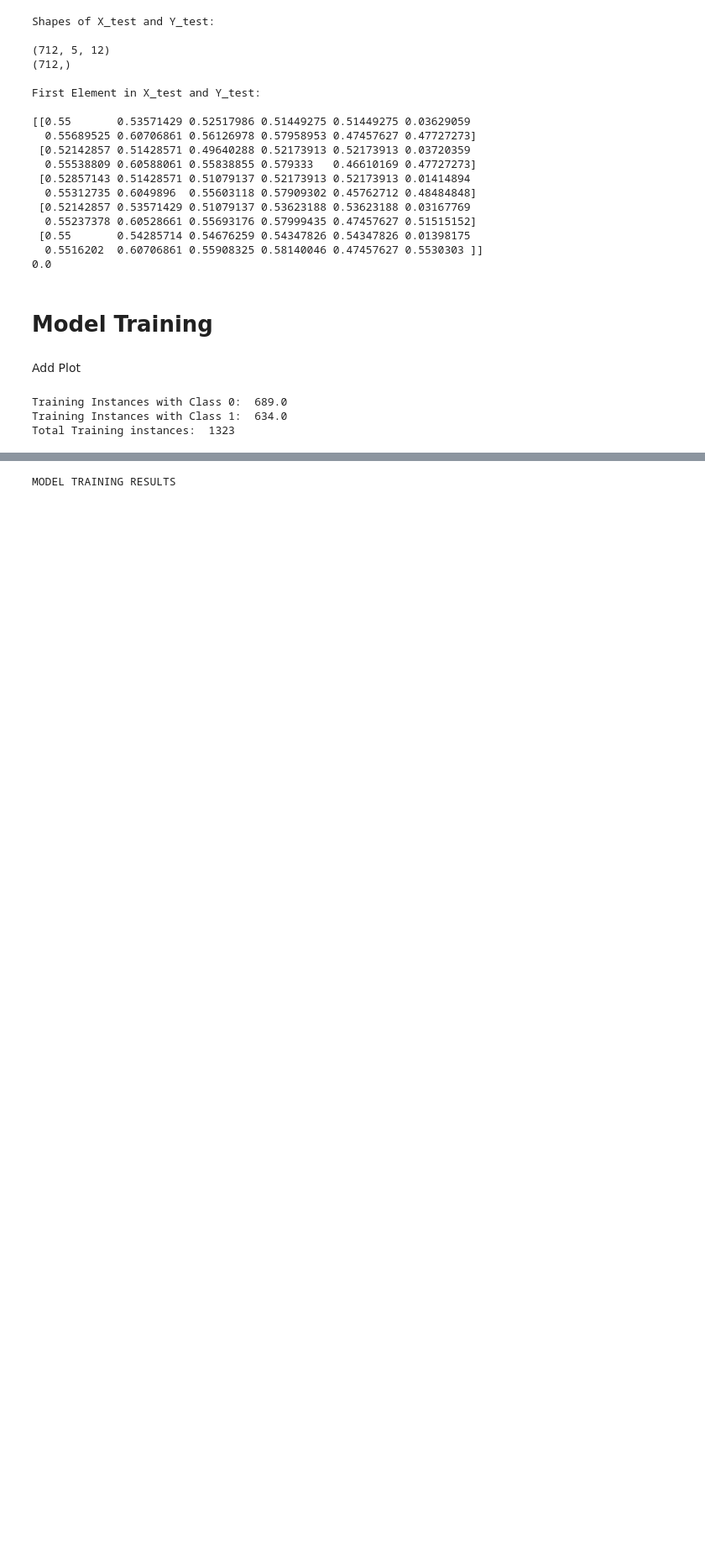
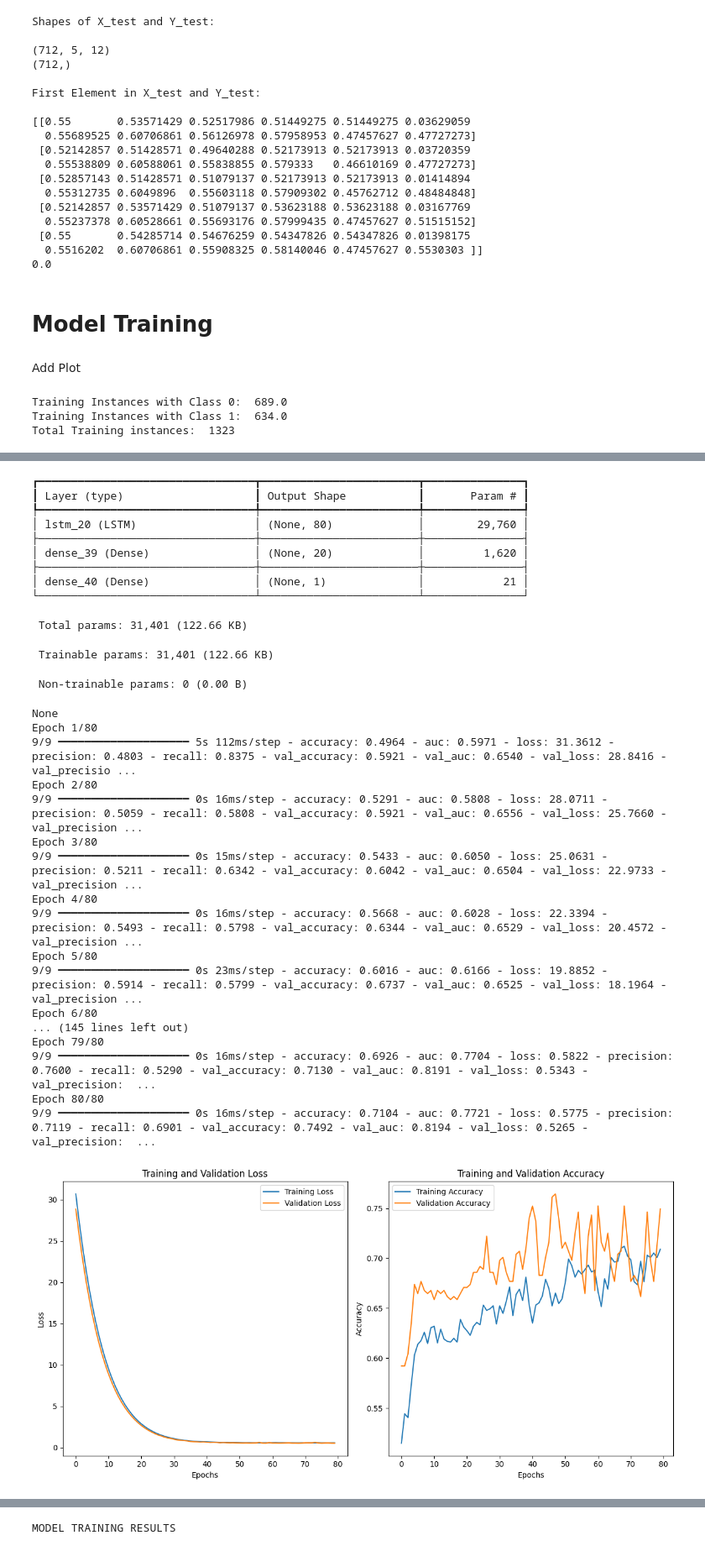
Before and after one commit to Edward-Ang/AI-Stock-Predict, a Jupyter notebook: 0162 (0.72-0.71) val(0.81).ipynb, the cells around one changed output, grey strips where cells are left out. Shown at 84% size. Cells and saved outputs as stored; diff of their text form; code cells hidden in the pictures; blank space fills up the shorter version.

```diff
--- a/0162 (0.72-0.71) val(0.81).ipynb
+++ b/0162 (0.72-0.71) val(0.81).ipynb
@@ -601,0 +602,29 @@ plot_learning_curves(history)
+# %%
+from keras.regularizers import l2
+
+def build_adjusted_model():
+    model = Sequential()
+    model.add(LSTM(units=80, activation='relu', input_shape=(X_train.shape[1], X_train.shape[2]), dropout=0.1))
+    model.add(Dense(units=20, activation='relu', kernel_regularizer=l2(1)))  # Adjusted L2 regularization strength
+    model.add(Dense(units=1, activation='sigmoid'))
+
+    # Compile the model with a reduced learning rate
+    optimizer = Adam(learning_rate=0.001)  # Adjusted learning rate
+    model.compile(optimizer=optimizer, loss='binary_crossentropy', metrics=['accuracy'])
+
+    print(model.summary())
+    return model
+
+
+# Model Compile (use the same compile function)
+
+# Model Training (use the same train_model function)
+
+# Train the adjusted model
+adjusted_model = build_adjusted_model()
+adjusted_model = compile_model(adjusted_model)
+adjusted_model, adjusted_history = train_model(adjusted_model, X_train, y_train, X_val, y_val)
+
+# Display the learning curves plot for the adjusted model
+plot_learning_curves(adjusted_history)
+# %% [output]
@@ -601,0 +632,30 @@ plot_learning_curves(history)
+┏━━━━━━━━━━━━━━━━━━━━━━━━━━━━━━━━━┳━━━━━━━━━━━━━━━━━━━━━━━━┳━━━━━━━━━━━━━━━┓
+┃ Layer (type)                    ┃ Output Shape           ┃       Param # ┃
+┡━━━━━━━━━━━━━━━━━━━━━━━━━━━━━━━━━╇━━━━━━━━━━━━━━━━━━━━━━━━╇━━━━━━━━━━━━━━━┩
+│ lstm_20 (LSTM)                  │ (None, 80)             │        29,760 │
+├─────────────────────────────────┼────────────────────────┼───────────────┤
+│ dense_39 (Dense)                │ (None, 20)             │         1,620 │
+├─────────────────────────────────┼────────────────────────┼───────────────┤
+│ dense_40 (Dense)                │ (None, 1)              │            21 │
+└─────────────────────────────────┴────────────────────────┴───────────────┘
+ Total params: 31,401 (122.66 KB)
+ Trainable params: 31,401 (122.66 KB)
+ Non-trainable params: 0 (0.00 B)
+None
+Epoch 1/80
+9/9 ━━━━━━━━━━━━━━━━━━━━ 5s 112ms/step - accuracy: 0.4964 - auc: 0.5971 - loss: 31.3612 - precision: 0.4803 - recall: 0.8375 - val_accuracy: 0.5921 - val_auc: 0.6540 - val_loss: 28.8416 - val_precisio ...
+Epoch 2/80
+9/9 ━━━━━━━━━━━━━━━━━━━━ 0s 16ms/step - accuracy: 0.5291 - auc: 0.5808 - loss: 28.0711 - precision: 0.5059 - recall: 0.5808 - val_accuracy: 0.5921 - val_auc: 0.6556 - val_loss: 25.7660 - val_precision ...
+Epoch 3/80
+9/9 ━━━━━━━━━━━━━━━━━━━━ 0s 15ms/step - accuracy: 0.5433 - auc: 0.6050 - loss: 25.0631 - precision: 0.5211 - recall: 0.6342 - val_accuracy: 0.6042 - val_auc: 0.6504 - val_loss: 22.9733 - val_precision ...
+Epoch 4/80
+9/9 ━━━━━━━━━━━━━━━━━━━━ 0s 16ms/step - accuracy: 0.5668 - auc: 0.6028 - loss: 22.3394 - precision: 0.5493 - recall: 0.5798 - val_accuracy: 0.6344 - val_auc: 0.6529 - val_loss: 20.4572 - val_precision ...
+Epoch 5/80
+9/9 ━━━━━━━━━━━━━━━━━━━━ 0s 23ms/step - accuracy: 0.6016 - auc: 0.6166 - loss: 19.8852 - precision: 0.5914 - recall: 0.5799 - val_accuracy: 0.6737 - val_auc: 0.6525 - val_loss: 18.1964 - val_precision ...
+Epoch 6/80
+... (145 lines left out)
+Epoch 79/80
+9/9 ━━━━━━━━━━━━━━━━━━━━ 0s 16ms/step - accuracy: 0.6926 - auc: 0.7704 - loss: 0.5822 - precision: 0.7600 - recall: 0.5290 - val_accuracy: 0.7130 - val_auc: 0.8191 - val_loss: 0.5343 - val_precision:  ...
+Epoch 80/80
+9/9 ━━━━━━━━━━━━━━━━━━━━ 0s 16ms/step - accuracy: 0.7104 - auc: 0.7721 - loss: 0.5775 - precision: 0.7119 - recall: 0.6901 - val_accuracy: 0.7492 - val_auc: 0.8194 - val_loss: 0.5265 - val_precision:  ...
+[figure, added]
```
Also changed, not shown: parts of 8 cells of this notebook.
